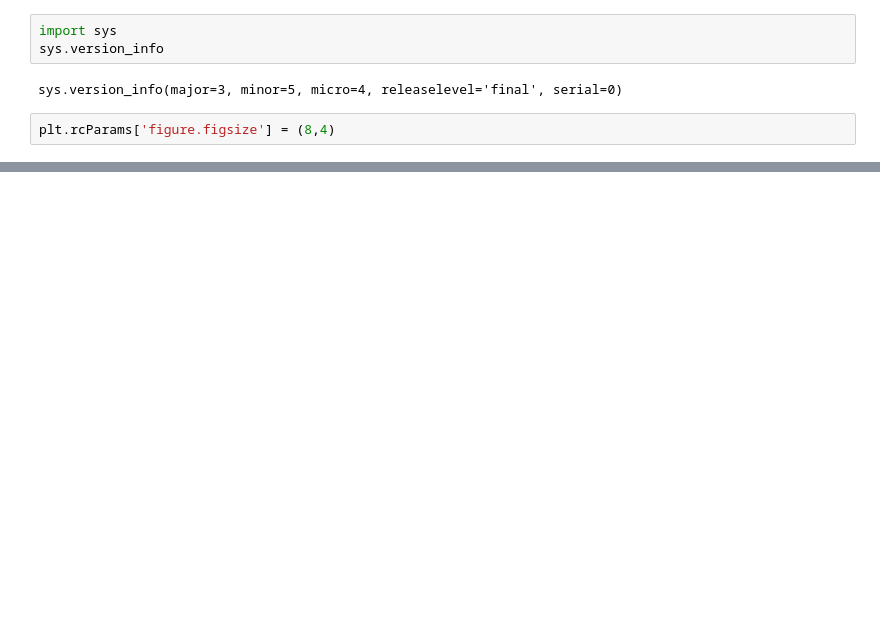
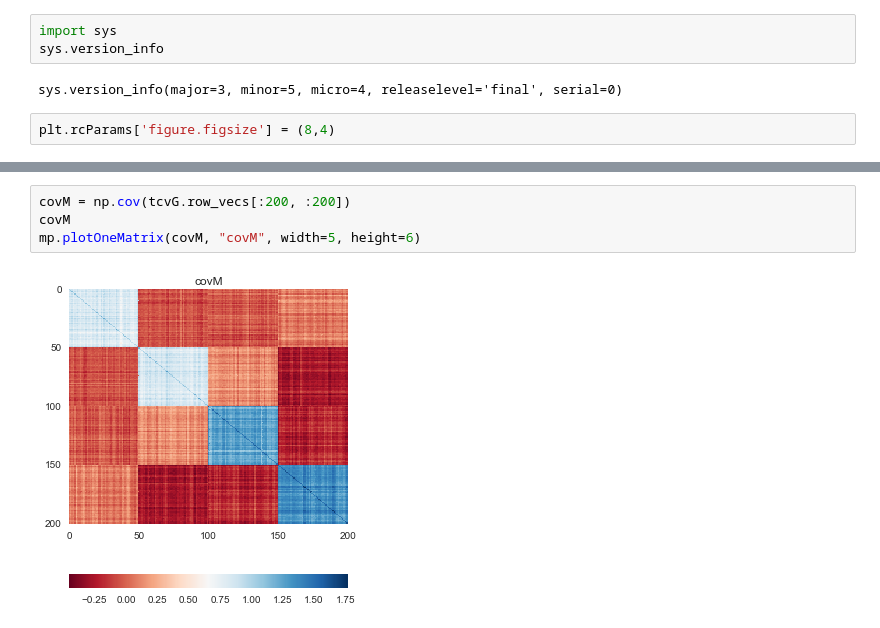
Before and after one commit to tp-nscan/SharedIpynb, a Jupyter notebook: Sandbox.ipynb, the cells around one changed output, grey strips where cells are left out. Saved outputs shown, nothing was run; the diff lists cells and outputs as text; blank space fills up the shorter version.

```diff
--- a/Sandbox.ipynb
+++ b/Sandbox.ipynb
@@ -47,0 +54,6 @@ plt.show()
+# %%
+covM = np.cov(tcvG.row_vecs[:200, :200])
+covM
+mp.plotOneMatrix(covM, "covM", width=5, height=6)
+# %% [output]
+[figure, added]
```
Also changed, not shown: parts of 14 cells of this notebook, 10 other files.
